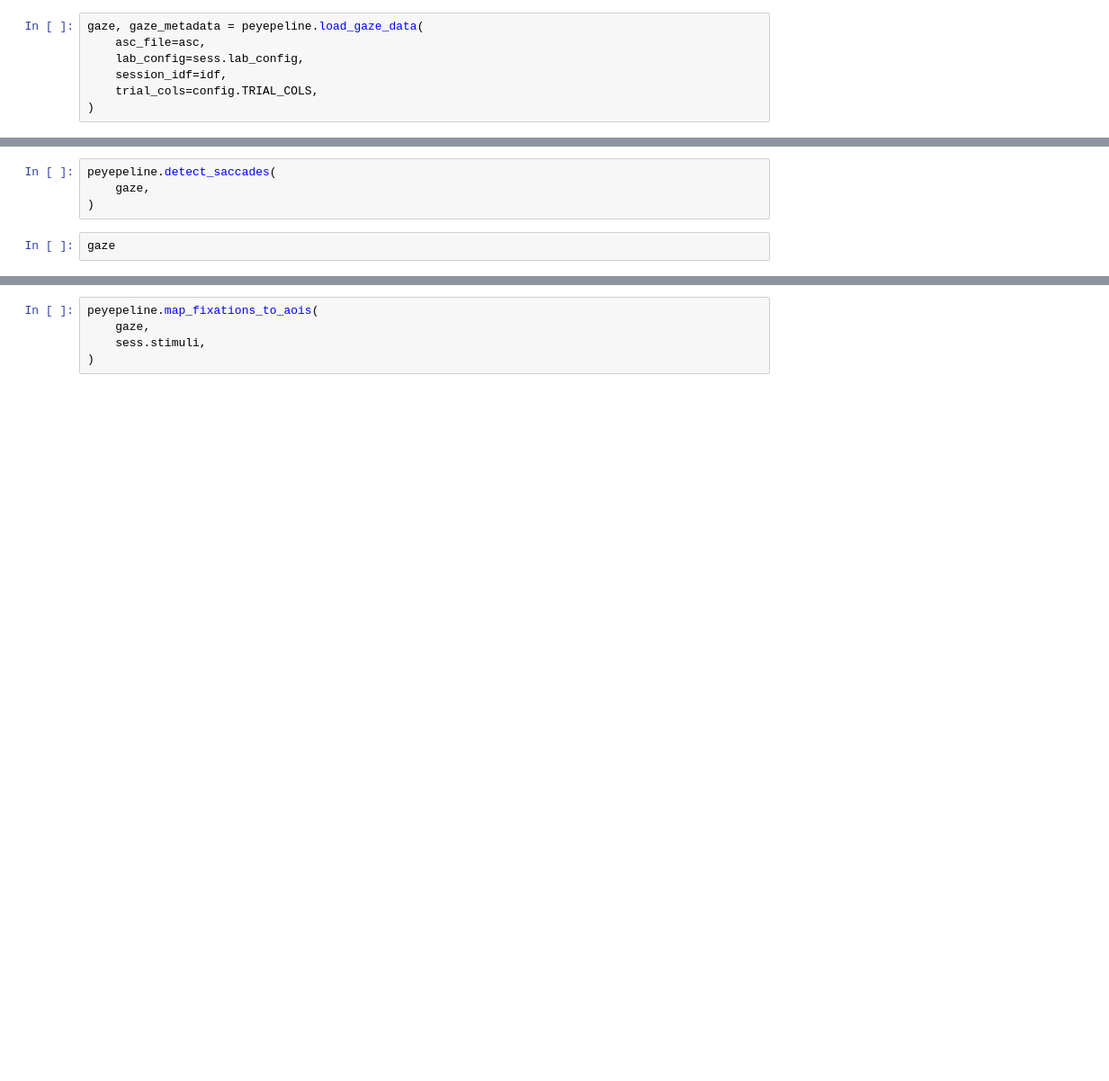
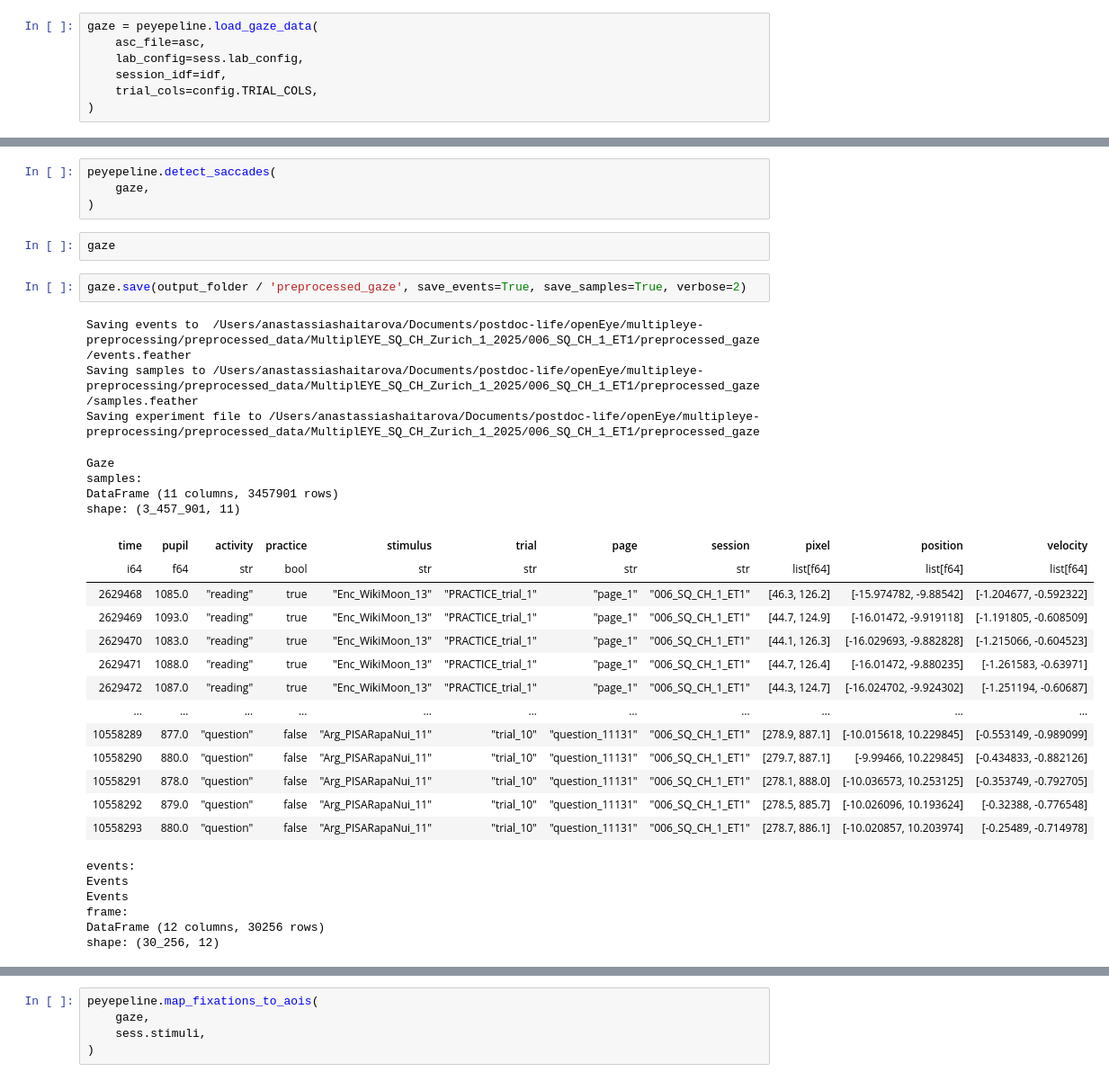
Before and after one commit to MultiplEYE-COST/multipleye-preprocessing, a Jupyter notebook: preprocessing.ipynb, the cells around one changed output, grey strips where cells are left out. Shown at 90% size. Cells and saved outputs as stored; diff of their text form; blank space fills up the shorter version.

```diff
--- a/preprocessing.ipynb
+++ b/preprocessing.ipynb
@@ -34,7 +48,7 @@ asc = sess.asc_path
 output_folder = preprocessed_data_folder / idf
 output_folder.mkdir(parents=True, exist_ok=True)
 # %%
-gaze, gaze_metadata = peyepeline.load_gaze_data(
+gaze = peyepeline.load_gaze_data(
     asc_file=asc,
     lab_config=sess.lab_config,
     session_idf=idf,
@@ -92,3 +149,32 @@ peyepeline.detect_saccades(
 )
 # %%
 gaze
+# %%
+gaze.save(output_folder / 'preprocessed_gaze', save_events=True, save_samples=True, verbose=2)
+# %% [output]
+Saving events to  /Users/anastassiashaitarova/Documents/postdoc-life/openEye/multipleye-preprocessing/preprocessed_data/MultiplEYE_SQ_CH_Zurich_1_2025/006_SQ_CH_1_ET1/preprocessed_gaze/events.feather
+Saving samples to /Users/anastassiashaitarova/Documents/postdoc-life/openEye/multipleye-preprocessing/preprocessed_data/MultiplEYE_SQ_CH_Zurich_1_2025/006_SQ_CH_1_ET1/preprocessed_gaze/samples.feather
+Saving experiment file to /Users/anastassiashaitarova/Documents/postdoc-life/openEye/multipleye-preprocessing/preprocessed_data/MultiplEYE_SQ_CH_Zurich_1_2025/006_SQ_CH_1_ET1/preprocessed_gaze
+Gaze
+samples:
+DataFrame (11 columns, 3457901 rows)
+shape: (3_457_901, 11)
+| time | pupil | activity | practice | stimulus | trial | page | session | pixel | position | velocity |
+| i64 | f64 | str | bool | str | str | str | str | list[f64] | list[f64] | list[f64] |
+| 2629468 | 1085.0 | "reading" | true | "Enc_WikiMoon_13" | "PRACTICE_trial_1" | "page_1" | "006_SQ_CH_1_ET1" | [46.3, 126.2] | [-15.974782, -9.88542] | [-1.204677, -0.592322] |
+| 2629469 | 1093.0 | "reading" | true | "Enc_WikiMoon_13" | "PRACTICE_trial_1" | "page_1" | "006_SQ_CH_1_ET1" | [44.7, 124.9] | [-16.01472, -9.919118] | [-1.191805, -0.608509] |
+| 2629470 | 1083.0 | "reading" | true | "Enc_WikiMoon_13" | "PRACTICE_trial_1" | "page_1" | "006_SQ_CH_1_ET1" | [44.1, 126.3] | [-16.029693, -9.882828] | [-1.215066, -0.604523] |
+| 2629471 | 1088.0 | "reading" | true | "Enc_WikiMoon_13" | "PRACTICE_trial_1" | "page_1" | "006_SQ_CH_1_ET1" | [44.7, 126.4] | [-16.01472, -9.880235] | [-1.261583, -0.63971] |
+| 2629472 | 1087.0 | "reading" | true | "Enc_WikiMoon_13" | "PRACTICE_trial_1" | "page_1" | "006_SQ_CH_1_ET1" | [44.3, 124.7] | [-16.024702, -9.924302] | [-1.251194, -0.60687] |
+| … | … | … | … | … | … | … | … | … | … | … |
+| 10558289 | 877.0 | "question" | false | "Arg_PISARapaNui_11" | "trial_10" | "question_11131" | "006_SQ_CH_1_ET1" | [278.9, 887.1] | [-10.015618, 10.229845] | [-0.553149, -0.989099] |
+| 10558290 | 880.0 | "question" | false | "Arg_PISARapaNui_11" | "trial_10" | "question_11131" | "006_SQ_CH_1_ET1" | [279.7, 887.1] | [-9.99466, 10.229845] | [-0.434833, -0.882126] |
+| 10558291 | 878.0 | "question" | false | "Arg_PISARapaNui_11" | "trial_10" | "question_11131" | "006_SQ_CH_1_ET1" | [278.1, 888.0] | [-10.036573, 10.253125] | [-0.353749, -0.792705] |
+| 10558292 | 879.0 | "question" | false | "Arg_PISARapaNui_11" | "trial_10" | "question_11131" | "006_SQ_CH_1_ET1" | [278.5, 885.7] | [-10.026096, 10.193624] | [-0.32388, -0.776548] |
+| 10558293 | 880.0 | "question" | false | "Arg_PISARapaNui_11" | "trial_10" | "question_11131" | "006_SQ_CH_1_ET1" | [278.7, 886.1] | [-10.020857, 10.203974] | [-0.25489, -0.714978] |
+events:
+Events
+Events
+frame:
+DataFrame (12 columns, 30256 rows)
+shape: (30_256, 12)
```
Also changed, not shown: parts of 12 cells of this notebook.
